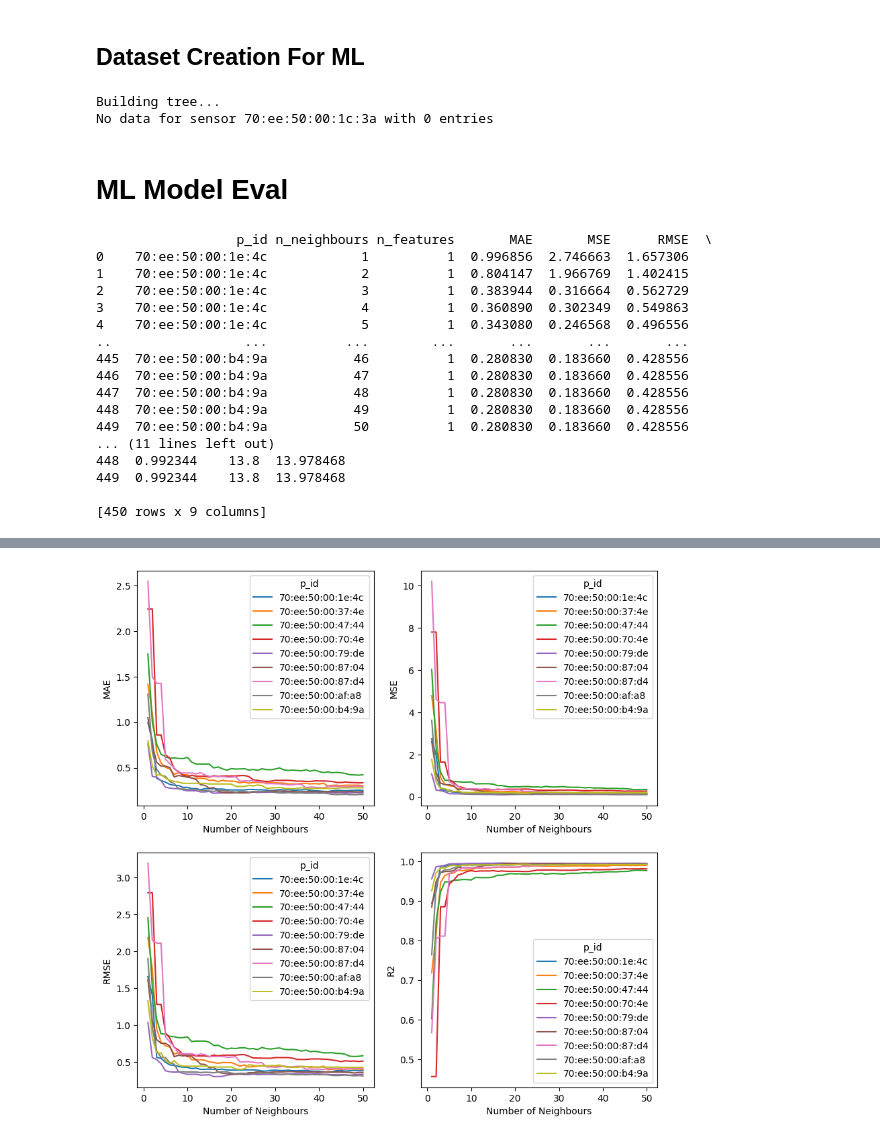
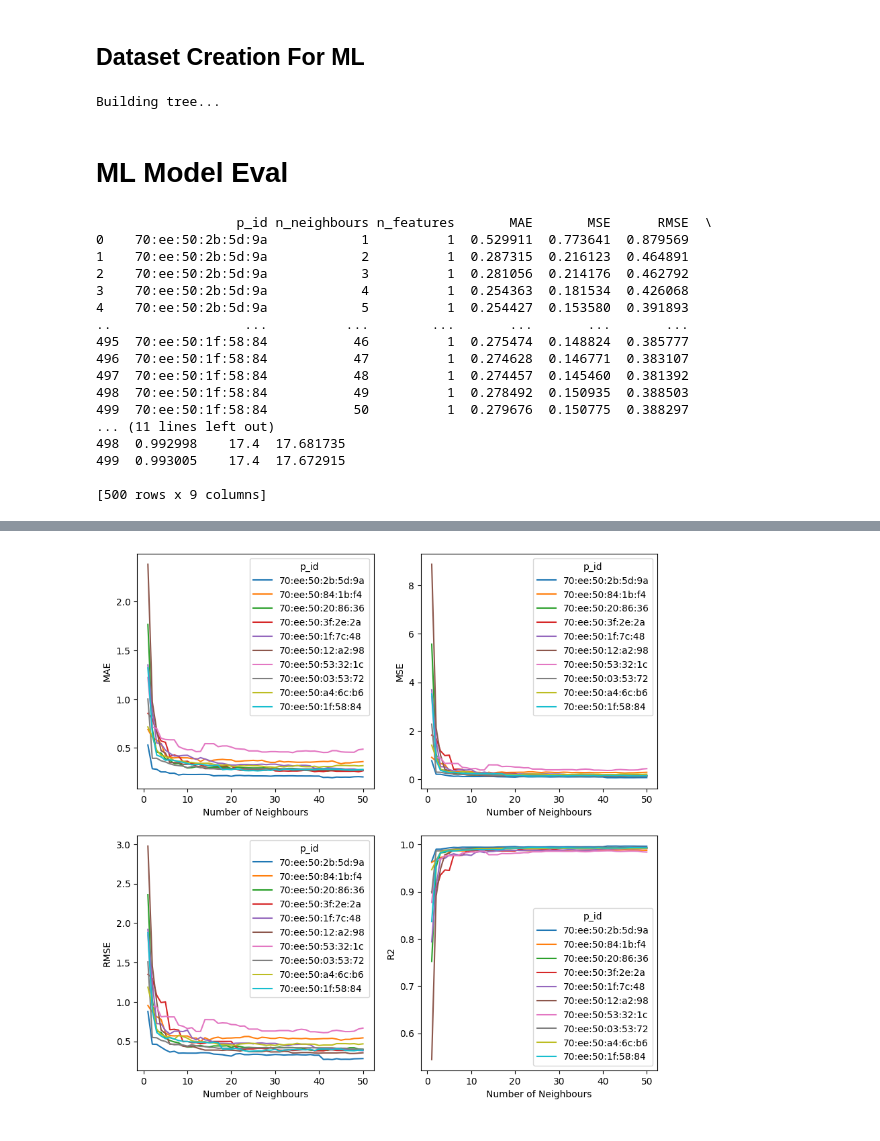
Before and after one commit to IanBuck-dev/master-thesis-data-science, a Jupyter notebook: point-interpolation.ipynb, the cells around one changed output, grey strips where cells are left out. Cells and saved outputs as stored; diff of their text form; code cells hidden in the pictures.

Commit message:
More eval

```diff
--- a/point-interpolation.ipynb
+++ b/point-interpolation.ipynb
@@ -246,14 +260,13 @@ def create_dataset_for_sensor_id(start, end, columns, neighbours_gdf, neighbour_
 
 p_ids_df.reset_index(drop=True, inplace=True)
 
-for index, row in p_ids_df[0:10].iterrows():
+for index, row in gdf_nearest.iterrows():
     coords = row.geometry.coords
     neighbours_gdf, neighbour_ids = create_neighbour_df(coords)
 
     create_dataset_for_sensor_id(start, end, columns, neighbours_gdf, neighbour_ids, row.p_id)
 # %% [output]
 Building tree...
-No data for sensor 70:ee:50:00:1c:3a with 0 entries
 # %% [markdown]
 # ML Model Eval
 # %%
@@ -267,13 +280,13 @@ from sklearn.preprocessing import StandardScaler
 from sklearn.neighbors import KNeighborsRegressor
 from sklearn.ensemble import HistGradientBoostingRegressor
 
-eval_df = pd.DataFrame(columns=["p_id", "n_neighbours", "n_features", "MAE", "MSE", "RMSE", "R2", "actual", "predicted"])
+eval_df_2 = pd.DataFrame(columns=["p_id", "n_neighbours", "n_features", "MAE", "MSE", "RMSE", "R2", "actual", "predicted"])
 
 # Test for different number of nearest neighbours
-for index, row in p_ids_df[1:10].iterrows():
+for index, row in gdf_nearest.iterrows():
     sensor_id = row.p_id
     parent_df = pd.read_csv(f'./data/testsets/{sensor_id}_dataset.csv')
-    nr_columns = len(df.columns) - 1 # remove index column
+    nr_columns = len(parent_df.columns) - 1 # remove index column
 
     for nr_neighbours in range(1, 51):
         features = parent_df.iloc[:, nr_columns:nr_columns-feature_count:-1] # Select features from the end
@@ -336,27 +349,27 @@ for index, row in p_ids_df[1:10].iterrows():
             "predicted": y_pred[0]
             }, index=[0])
 
-        eval_df = pd.concat([eval_df.loc[:], new]).reset_index(drop=True)
+        eval_df_2 = pd.concat([eval_df_2.loc[:], new]).reset_index(drop=True)
 
-print(eval_df)
+print(eval_df_2)
 # %% [output]
                   p_id n_neighbours n_features       MAE       MSE      RMSE  \
-0    70:ee:50:00:1e:4c            1          1  0.996856  2.746663  1.657306
-1    70:ee:50:00:1e:4c            2          1  0.804147  1.966769  1.402415
-2    70:ee:50:00:1e:4c            3          1  0.383944  0.316664  0.562729
-3    70:ee:50:00:1e:4c            4          1  0.360890  0.302349  0.549863
-4    70:ee:50:00:1e:4c            5          1  0.343080  0.246568  0.496556
+0    70:ee:50:2b:5d:9a            1          1  0.529911  0.773641  0.879569
+1    70:ee:50:2b:5d:9a            2          1  0.287315  0.216123  0.464891
+2    70:ee:50:2b:5d:9a            3          1  0.281056  0.214176  0.462792
+3    70:ee:50:2b:5d:9a            4          1  0.254363  0.181534  0.426068
+4    70:ee:50:2b:5d:9a            5          1  0.254427  0.153580  0.391893
 ..                 ...          ...        ...       ...       ...       ...
-445  70:ee:50:00:b4:9a           46          1  0.280830  0.183660  0.428556
-446  70:ee:50:00:b4:9a           47          1  0.280830  0.183660  0.428556
-447  70:ee:50:00:b4:9a           48          1  0.280830  0.183660  0.428556
-448  70:ee:50:00:b4:9a           49          1  0.280830  0.183660  0.428556
-449  70:ee:50:00:b4:9a           50          1  0.280830  0.183660  0.428556
+495  70:ee:50:1f:58:84           46          1  0.275474  0.148824  0.385777
+496  70:ee:50:1f:58:84           47          1  0.274628  0.146771  0.383107
+497  70:ee:50:1f:58:84           48          1  0.274457  0.145460  0.381392
+498  70:ee:50:1f:58:84           49          1  0.278492  0.150935  0.388503
+499  70:ee:50:1f:58:84           50          1  0.279676  0.150775  0.388297
 ... (11 lines left out)
-448  0.992344    13.8  13.978468
-449  0.992344    13.8  13.978468
+498  0.992998    17.4  17.681735
+499  0.993005    17.4  17.672915
 
-[450 rows x 9 columns]
+[500 rows x 9 columns]
 # %%
 with pd.option_context('display.max_rows', None, 'display.max_columns', None):  # more options can be specified also
     print(eval_df)
@@ -381,26 +394,26 @@ with pd.option_context('display.max_rows', None, 'display.max_columns', None):
 # %%
 import seaborn as sns
 
 # Define the color palette for the lines
 color_palette = sns.color_palette('tab10')  # You can choose other palettes or define custom colors
 
 fig, axs = plt.subplots(2, 2, figsize=(10, 10))
 
-grouped_df = eval_df
+grouped_df = eval_df_2
 
 # Set the 'hue' parameter in each lineplot call to differentiate the lines based on the 'hue' value
 sns.lineplot(data=grouped_df, x='n_neighbours', y='MAE', ax=axs[0][0], hue="p_id", legend='auto', color=color_palette)
 sns.lineplot(data=grouped_df, x='n_neighbours', y='MSE', ax=axs[0][1], hue="p_id", legend='auto', color=color_palette)
 sns.lineplot(data=grouped_df, x='n_neighbours', y='RMSE', ax=axs[1][0], hue="p_id", legend='auto', color=color_palette)
 sns.lineplot(data=grouped_df, x='n_neighbours', y='R2', ax=axs[1][1], hue="p_id", legend='auto', color=color_palette)
 
 # axs[0].set_title('Mean Absolute Error')
 axs[0][0].set_xlabel('Number of Neighbours')
 axs[0][1].set_xlabel('Number of Neighbours')
 axs[1][0].set_xlabel('Number of Neighbours')
 axs[1][1].set_xlabel('Number of Neighbours')
 # axs[0].set_ylabel('MAE')
 
 plt.show()
 # %% [output]
-[figure, old version]
+[figure, new version]
```
Also changed, not shown: parts of 3 cells of this notebook.
